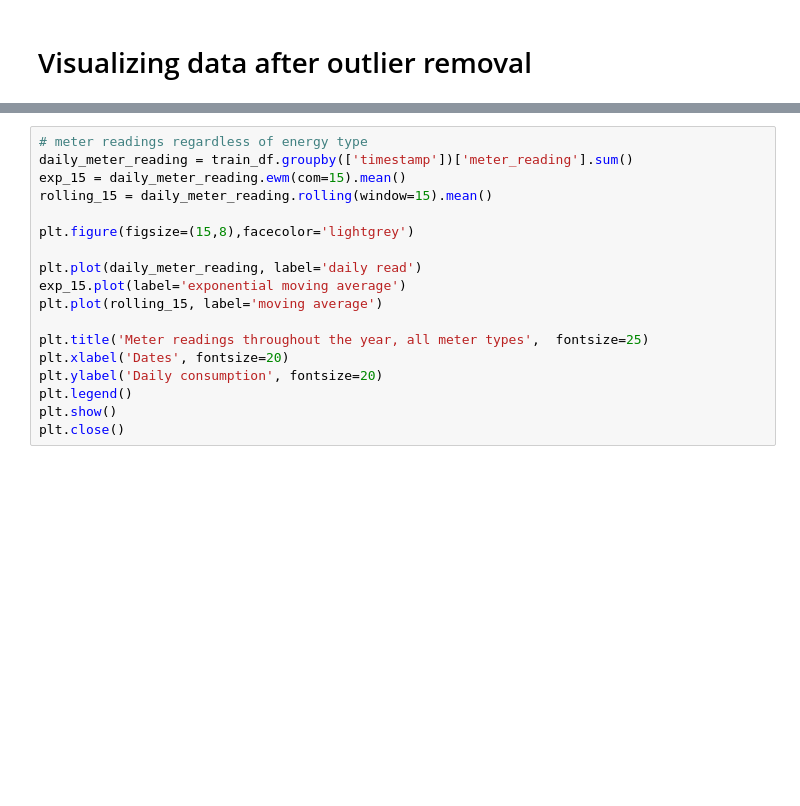
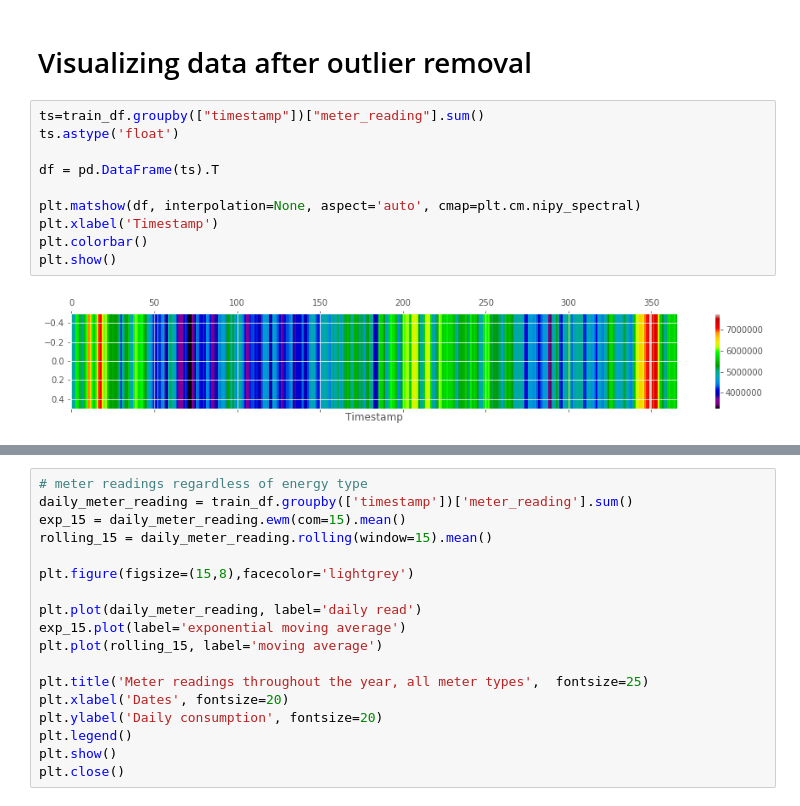
Before and after one commit to dmculiac/A-Kaggle-Prize-Money-Competition, a Jupyter notebook: A Kaggle Prize Money Competition.ipynb, the cells around one changed output, grey strips where cells are left out. Saved outputs shown, nothing was run; the diff lists cells and outputs as text; blank space fills up the shorter version.

```diff
--- a/A Kaggle Prize Money Competition.ipynb
+++ b/A Kaggle Prize Money Competition.ipynb
@@ -561,3 +561,15 @@ for meter in np.arange(len(np.unique(train_df.meter))):
     sns.heatmap(missmap, cmap='rainbow', ax=a[meter], cbar=False)
 # %% [markdown]
 # Visualizing data after outlier removal
+# %%
+ts=train_df.groupby(["timestamp"])["meter_reading"].sum()
+ts.astype('float')
+
+df = pd.DataFrame(ts).T
+
+plt.matshow(df, interpolation=None, aspect='auto', cmap=plt.cm.nipy_spectral)
+plt.xlabel('Timestamp')
+plt.colorbar()
+plt.show()
+# %% [output]
+[figure, added]
```
Also changed, not shown: parts of 5 cells of this notebook.
